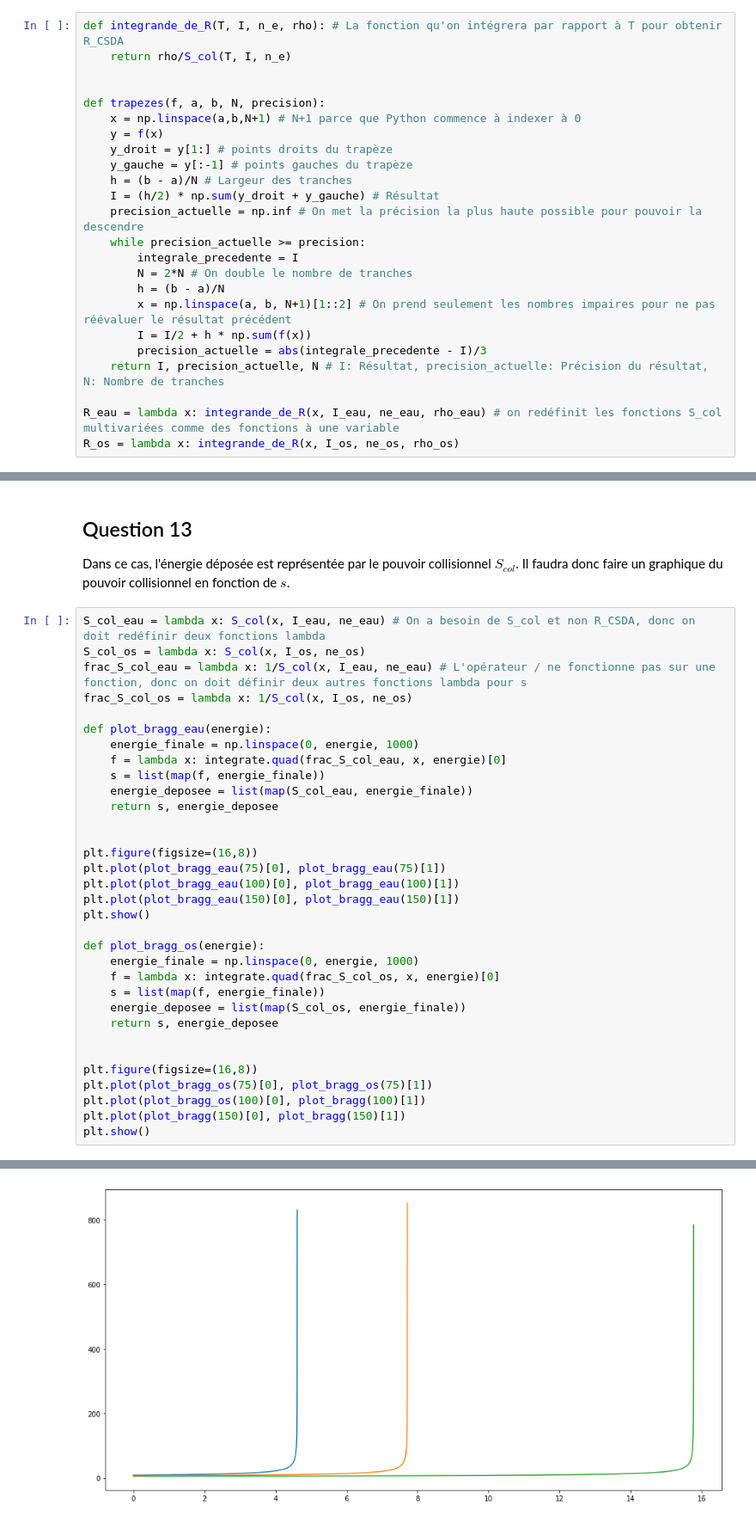
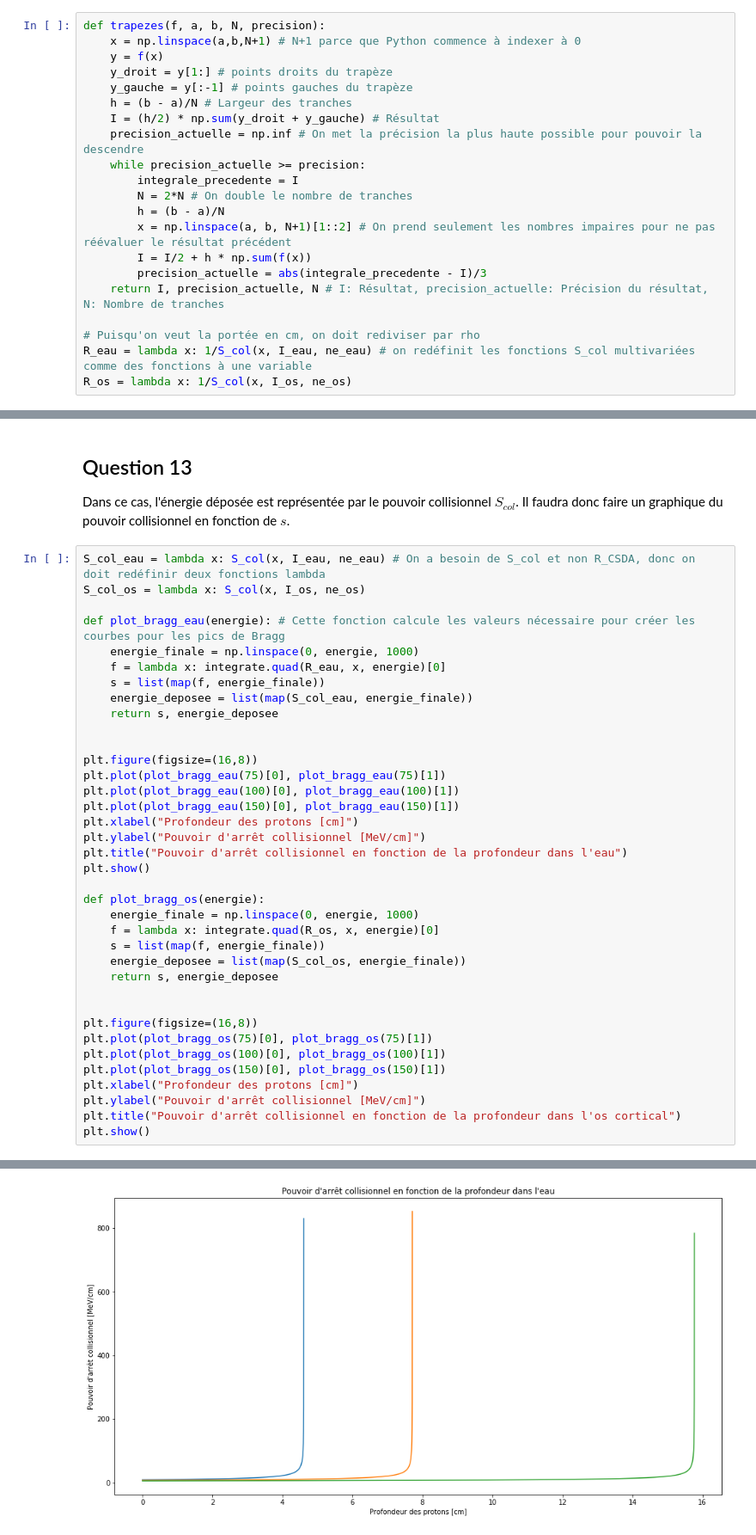
Before and after one commit to juham58/PhysNum_TP1, a Jupyter notebook: TP1.ipynb, the cells around one changed output, grey strips where cells are left out. Shown at 86% size. Cells and saved outputs as stored; diff of their text form.

```diff
--- a/TP1.ipynb
+++ b/TP1.ipynb
@@ -172,8 +166,4 @@ Il sera premièrement extrêmement pertinent d'écrire nos fonctions sous forme
 # %%
-def integrande_de_R(T, I, n_e, rho): # La fonction qu'on intégrera par rapport à T pour obtenir R_CSDA
-    return rho/S_col(T, I, n_e)
-
-
 def trapezes(f, a, b, N, precision):
     x = np.linspace(a,b,N+1) # N+1 parce que Python commence à indexer à 0
     y = f(x)
@@ -191,8 +181,9 @@ def trapezes(f, a, b, N, precision):
         precision_actuelle = abs(integrale_precedente - I)/3
     return I, precision_actuelle, N # I: Résultat, precision_actuelle: Précision du résultat, N: Nombre de tranches
 
-R_eau = lambda x: integrande_de_R(x, I_eau, ne_eau, rho_eau) # on redéfinit les fonctions S_col multivariées comme des fonctions à une variable
-R_os = lambda x: integrande_de_R(x, I_os, ne_os, rho_os)
+# Puisqu'on veut la portée en cm, on doit rediviser par rho
+R_eau = lambda x: 1/S_col(x, I_eau, ne_eau) # on redéfinit les fonctions S_col multivariées comme des fonctions à une variable
+R_os = lambda x: 1/S_col(x, I_os, ne_os)
 # %% [markdown]
 Après avoir redéfini les fonctions en fonctions à une variable. On pourra obtenir le résultat de la fonction trapèzes.
 # %%
@@ -537,12 +551,10 @@ Dans ce cas, l'énergie déposée est représentée par le pouvoir collisionnel
 # %%
 S_col_eau = lambda x: S_col(x, I_eau, ne_eau) # On a besoin de S_col et non R_CSDA, donc on doit redéfinir deux fonctions lambda
 S_col_os = lambda x: S_col(x, I_os, ne_os)
-frac_S_col_eau = lambda x: 1/S_col(x, I_eau, ne_eau) # L'opérateur / ne fonctionne pas sur une fonction, donc on doit définir deux autres fonctions lambda pour s
-frac_S_col_os = lambda x: 1/S_col(x, I_os, ne_os)
 
-def plot_bragg_eau(energie):
+def plot_bragg_eau(energie): # Cette fonction calcule les valeurs nécessaire pour créer les courbes pour les pics de Bragg
     energie_finale = np.linspace(0, energie, 1000)
-    f = lambda x: integrate.quad(frac_S_col_eau, x, energie)[0]
+    f = lambda x: integrate.quad(R_eau, x, energie)[0]
     s = list(map(f, energie_finale))
     energie_deposee = list(map(S_col_eau, energie_finale))
     return s, energie_deposee
@@ -552,11 +564,14 @@ plt.figure(figsize=(16,8))
 plt.plot(plot_bragg_eau(75)[0], plot_bragg_eau(75)[1])
 plt.plot(plot_bragg_eau(100)[0], plot_bragg_eau(100)[1])
 plt.plot(plot_bragg_eau(150)[0], plot_bragg_eau(150)[1])
+plt.xlabel("Profondeur des protons [cm]")
+plt.ylabel("Pouvoir d'arrêt collisionnel [MeV/cm]")
+plt.title("Pouvoir d'arrêt collisionnel en fonction de la profondeur dans l'eau")
 plt.show()
 
 def plot_bragg_os(energie):
     energie_finale = np.linspace(0, energie, 1000)
-    f = lambda x: integrate.quad(frac_S_col_os, x, energie)[0]
+    f = lambda x: integrate.quad(R_os, x, energie)[0]
     s = list(map(f, energie_finale))
     energie_deposee = list(map(S_col_os, energie_finale))
     return s, energie_deposee
@@ -564,7 +579,10 @@ def plot_bragg_os(energie):
 
 plt.figure(figsize=(16,8))
 plt.plot(plot_bragg_os(75)[0], plot_bragg_os(75)[1])
-plt.plot(plot_bragg_os(100)[0], plot_bragg(100)[1])
-plt.plot(plot_bragg(150)[0], plot_bragg(150)[1])
+plt.plot(plot_bragg_os(100)[0], plot_bragg_os(100)[1])
+plt.plot(plot_bragg_os(150)[0], plot_bragg_os(150)[1])
+plt.xlabel("Profondeur des protons [cm]")
+plt.ylabel("Pouvoir d'arrêt collisionnel [MeV/cm]")
+plt.title("Pouvoir d'arrêt collisionnel en fonction de la profondeur dans l'os cortical")
 plt.show()
 # %% [output]
@@ -571 +597 @@ plt.show()
-[figure, old version]
+[figure, new version]
```
Also changed, not shown: parts of 23 cells of this notebook.
